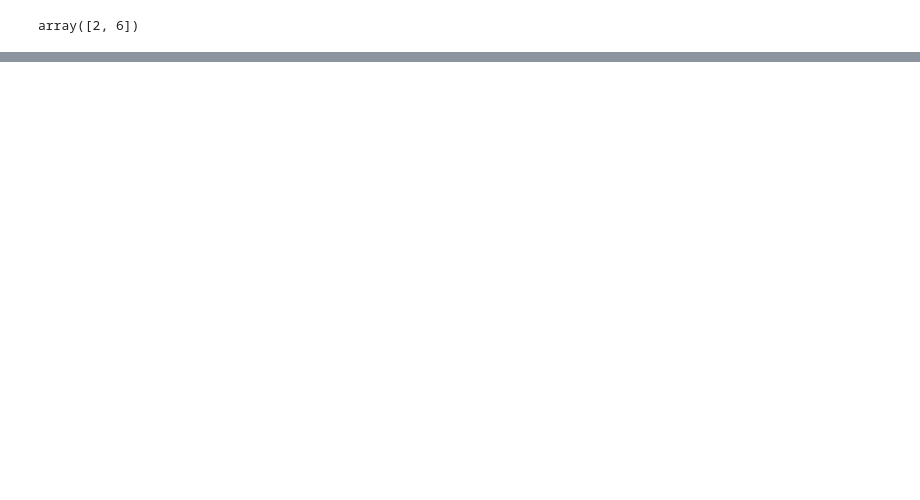
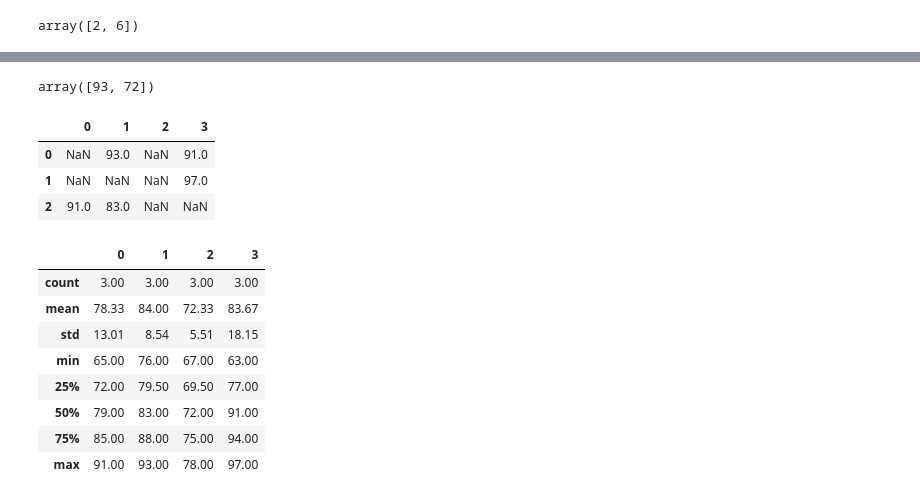
Before and after one commit to Sujan-Bhattarai12/Oreily_classnotes, a Jupyter notebook: codes.ipynb, the cells around one changed output, grey strips where cells are left out. Cells and saved outputs as stored; diff of their text form; code cells hidden in the pictures; blank space fills up the shorter version.

```diff
--- a/codes.ipynb
+++ b/codes.ipynb
@@ -162,3 +182,34 @@ np.vstack((a, a))
 ##if you want to select specific rows, you can use loc and iloc
 ##loc is used if you use named index
 ##iloc is used if you use index
+grades = np.random.randint(60, 100, 12).reshape(3,4)
+type(grades)
+grades[0, [1,2]]
+# %% [output]
+array([93, 72])
+# %%
+import pandas as pd
+panda_dataframe = pd.DataFrame(grades)
+# %%
+##selecting only 2 row
+panda_dataframe[(panda_dataframe > 80)]
+# %% [output]
+|  | 0 | 1 | 2 | 3 |
+| 0 | NaN | 93.0 | NaN | 91.0 |
+| 1 | NaN | NaN | NaN | 97.0 |
+| 2 | 91.0 | 83.0 | NaN | NaN |
+# %%
+panda_dataframe.describe()
+pd.set_option("precision", 2) ##when using describe, let the output to be rounded to two digits
+# %%
+panda_dataframe.describe()
+# %% [output]
+|  | 0 | 1 | 2 | 3 |
+| count | 3.00 | 3.00 | 3.00 | 3.00 |
+| mean | 78.33 | 84.00 | 72.33 | 83.67 |
+| std | 13.01 | 8.54 | 5.51 | 18.15 |
+| min | 65.00 | 76.00 | 67.00 | 63.00 |
+| 25% | 72.00 | 79.50 | 69.50 | 77.00 |
+| 50% | 79.00 | 83.00 | 72.00 | 91.00 |
+| 75% | 85.00 | 88.00 | 75.00 | 94.00 |
+| max | 91.00 | 93.00 | 78.00 | 97.00 |
```
Also changed, not shown: parts of 23 cells of this notebook, 7 other files.
